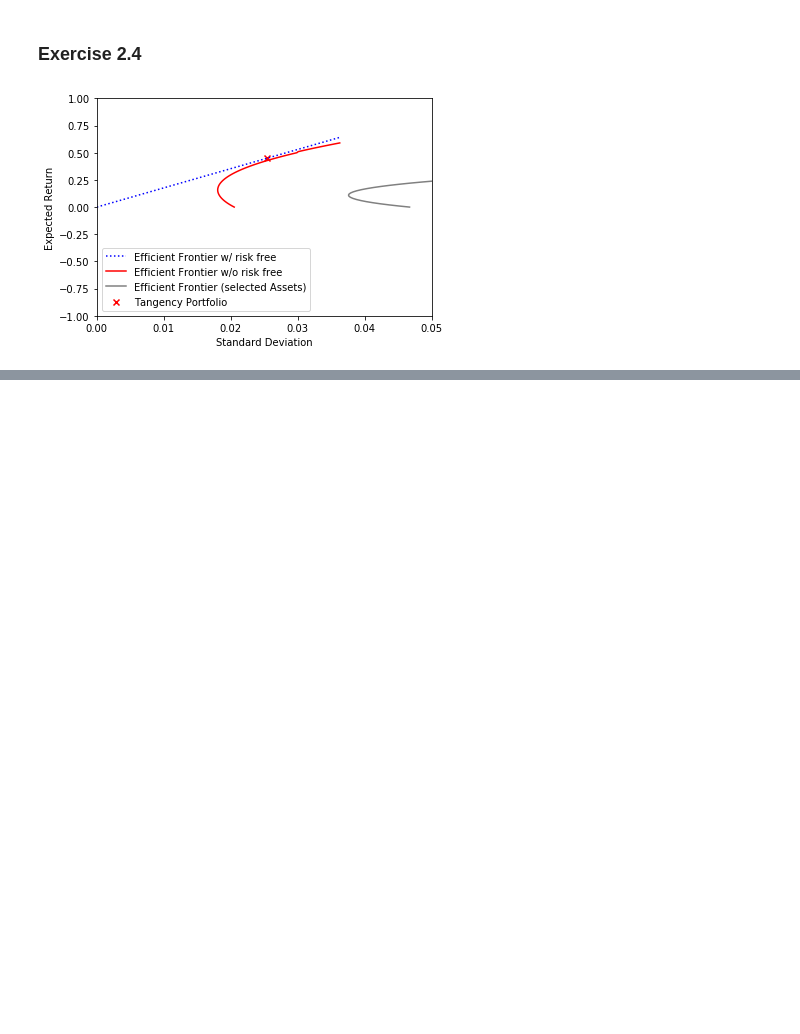
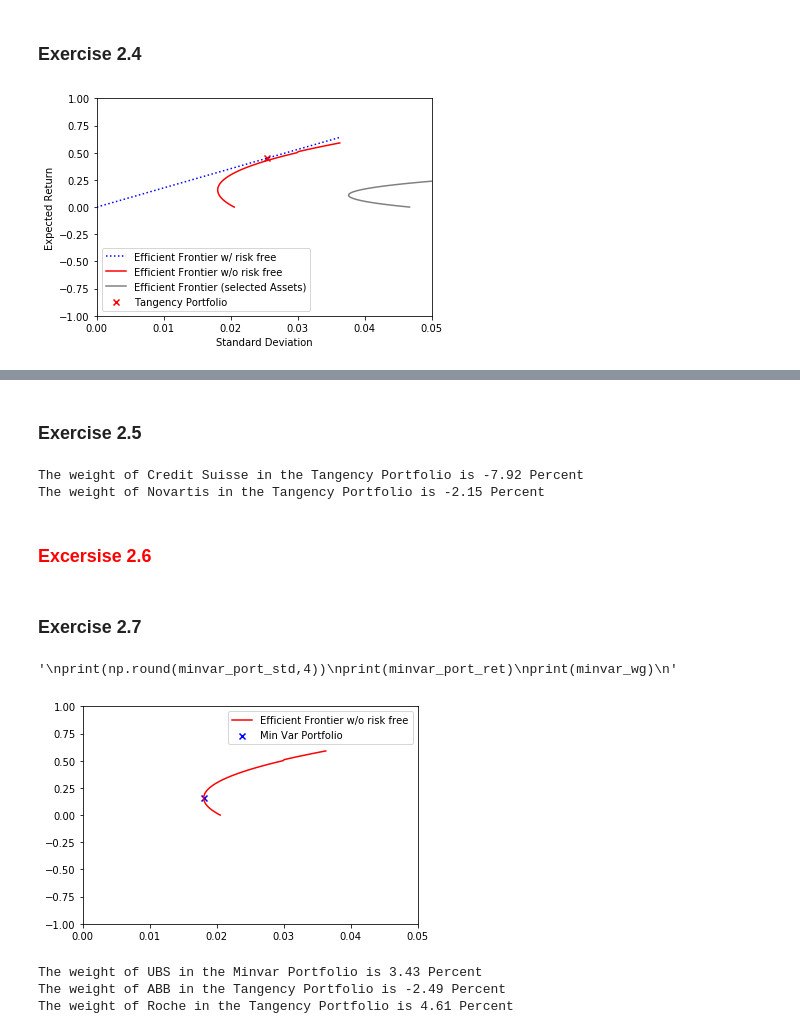
Before and after one commit to Luedman/Theory_of_Finance_Assignments, a Jupyter notebook: Assignment_1/Assignmentv01.ipynb, the cells around one changed output, grey strips where cells are left out. Cells and saved outputs as stored; diff of their text form; code cells hidden in the pictures; blank space fills up the shorter version.

```diff
--- a/Assignment_1/Assignmentv01.ipynb
+++ b/Assignment_1/Assignmentv01.ipynb
@@ -528,0 +514,51 @@ Test
+# %% [markdown]
+### Exercise 2.5
+# %%
+wg_CSGN = round(all_tang_wg[lg_stock_data.columns.get_loc('LG_CSGN')]*100,2)
+wg_NOVN = round(all_tang_wg[lg_stock_data.columns.get_loc('LG_NOVN')]*100,2)
+
+print("The weight of Credit Suisse in the Tangency Portfolio is", wg_CSGN, "Percent")
+print("The weight of Novartis in the Tangency Portfolio is", wg_NOVN, "Percent")
+# %% [output]
+The weight of Credit Suisse in the Tangency Portfolio is -7.92 Percent
+The weight of Novartis in the Tangency Portfolio is -2.15 Percent
+# %% [markdown]
+### <font color='red'> Excersise 2.6 </font>
+# %% [markdown]
+### Exercise 2.7
+# %%
+minvar_port_std = all_minvar_std[all_minvar_std.index(np.min(all_minvar_std))]
+minvar_port_ret = all_minvar_ret[all_minvar_std.index(np.min(all_minvar_std))]
+minvar_wg = all_minvar_wg[all_minvar_std.index(np.min(all_minvar_std))]
+
+'''
+print(np.round(minvar_port_std,4))
+print(minvar_port_ret)
+print(minvar_wg)
+'''
+# %% [output]
+'\nprint(np.round(minvar_port_std,4))\nprint(minvar_port_ret)\nprint(minvar_wg)\n'
+# %%
+chart_5 = plt.scatter([minvar_port_std], [minvar_port_ret], color = 'blue', marker = 'x', label = 'Min Var Portfolio')
+chart_5 = plt.plot(all_minvar_std, all_minvar_ret, color = 'red', label = 'Efficient Frontier w/o risk free')
+chart_5 = plt.legend()
+
+axes = plt.gca()
+axes.set_xlim([0,0.05])
+axes.set_ylim([-1,1])
+
+chart_5 = plt.show()
+# %% [output]
+[figure, added]
+# %%
+wg_UBSG = round(minvar_wg[lg_stock_data.columns.get_loc('LG_UBSG')]*100,2)
+wg_ABBN = round(minvar_wg[lg_stock_data.columns.get_loc('LG_ABBN')]*100,2)
+wg_ROG = round(minvar_wg[lg_stock_data.columns.get_loc('LG_ROG')]*100,2)
+
+print("The weight of UBS in the Minvar Portfolio is", wg_UBSG, "Percent")
+print("The weight of ABB in the Tangency Portfolio is", wg_ABBN, "Percent")
+print("The weight of Roche in the Tangency Portfolio is", wg_ROG, "Percent")
+# %% [output]
+The weight of UBS in the Minvar Portfolio is 3.43 Percent
+The weight of ABB in the Tangency Portfolio is -2.49 Percent
+The weight of Roche in the Tangency Portfolio is 4.61 Percent
```
Also changed, not shown: parts of 8 cells of this notebook.
